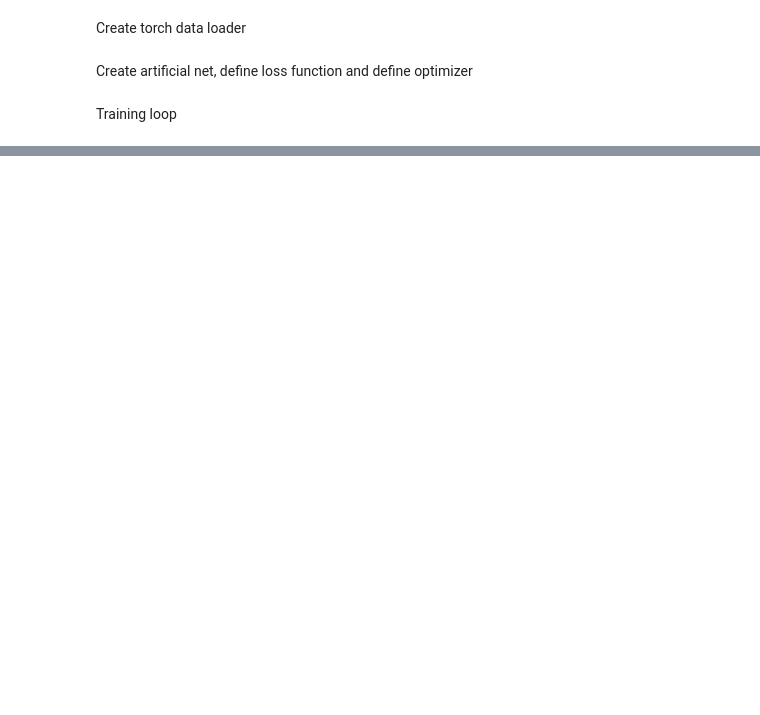
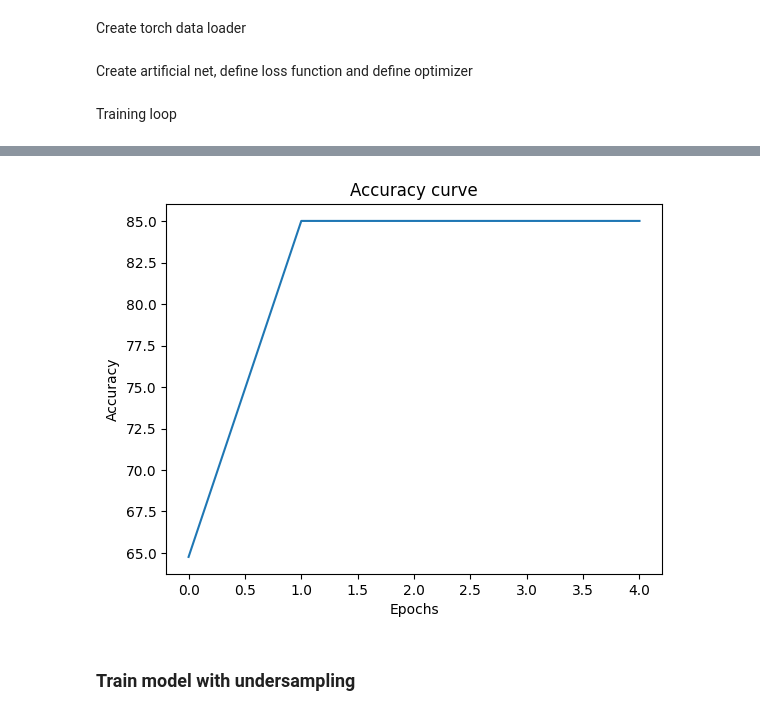
Before and after one commit to medplot/data-mining-project, a Jupyter notebook: jupyter_notebooks/neural_network.ipynb, the cells around one changed output, grey strips where cells are left out. Saved outputs shown, nothing was run; the diff lists cells and outputs as text; code cells hidden in the pictures; blank space fills up the shorter version.

```diff
--- a/jupyter_notebooks/neural_network.ipynb
+++ b/jupyter_notebooks/neural_network.ipynb
@@ -278,0 +251,6 @@ plot_loss(loss_values)
+# %%
+plot_accuracy(accuracy_values)
+# %% [output]
+[figure, added]
+# %% [markdown]
+### Train model with undersampling
```
Also changed, not shown: parts of 14 cells of this notebook, 4 other files.
